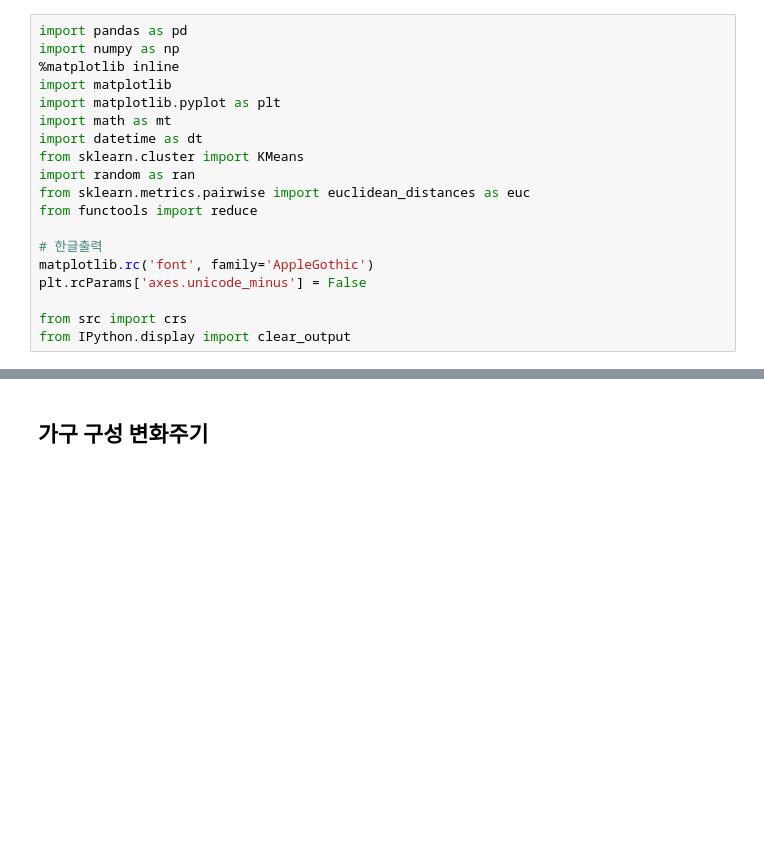
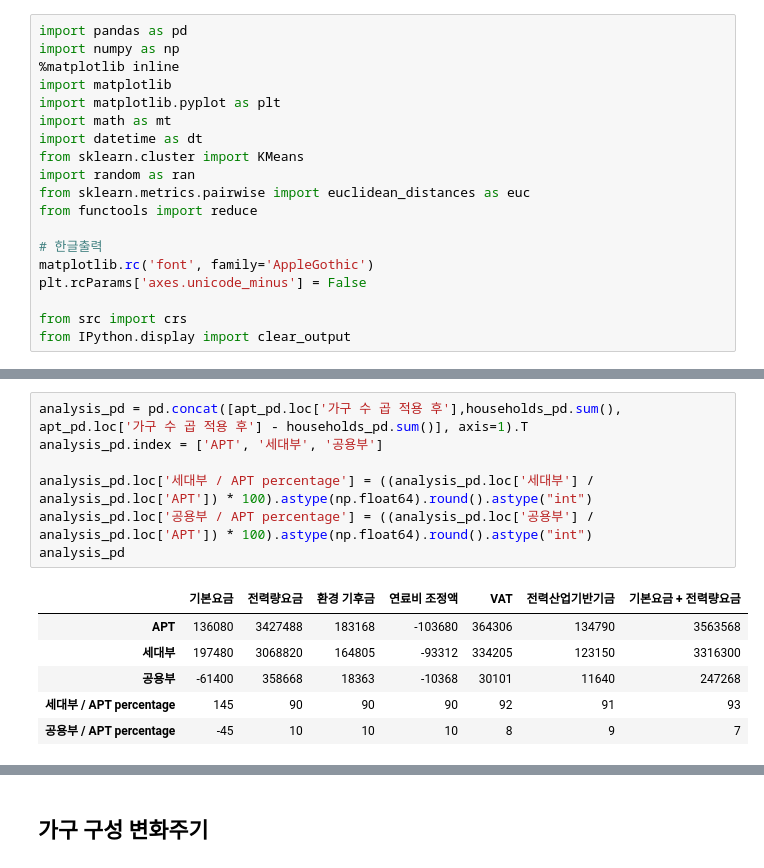
Before and after one commit to formegusto/what-is-public-fee, a Jupyter notebook: 공동설비사용요금은 어떻게 구성되는가?.ipynb, the cells around one changed output, grey strips where cells are left out. Cells and saved outputs as stored; diff of their text form; blank space fills up the shorter version.

```diff
--- a/공동설비사용요금은 어떻게 구성되는가?.ipynb
+++ b/공동설비사용요금은 어떻게 구성되는가?.ipynb
@@ -50,0 +145,14 @@ m.head()
+# %%
+analysis_pd = pd.concat([apt_pd.loc['가구 수 곱 적용 후'],households_pd.sum(), apt_pd.loc['가구 수 곱 적용 후'] - households_pd.sum()], axis=1).T
+analysis_pd.index = ['APT', '세대부', '공용부']
+
+analysis_pd.loc['세대부 / APT percentage'] = ((analysis_pd.loc['세대부'] / analysis_pd.loc['APT']) * 100).astype(np.float64).round().astype("int")
+analysis_pd.loc['공용부 / APT percentage'] = ((analysis_pd.loc['공용부'] / analysis_pd.loc['APT']) * 100).astype(np.float64).round().astype("int")
+analysis_pd
+# %% [output]
+|  | 기본요금 | 전력량요금 | 환경 기후금 | 연료비 조정액 | VAT | 전력산업기반기금 | 기본요금 + 전력량요금 |
+| APT | 136080 | 3427488 | 183168 | -103680 | 364306 | 134790 | 3563568 |
+| 세대부 | 197480 | 3068820 | 164805 | -93312 | 334205 | 123150 | 3316300 |
+| 공용부 | -61400 | 358668 | 18363 | -10368 | 30101 | 11640 | 247268 |
+| 세대부 / APT percentage | 145 | 90 | 90 | 90 | 92 | 91 | 93 |
+| 공용부 / APT percentage | -45 | 10 | 10 | 10 | 8 | 9 | 7 |
```
Also changed, not shown: parts of 14 cells of this notebook, 6 other files.
